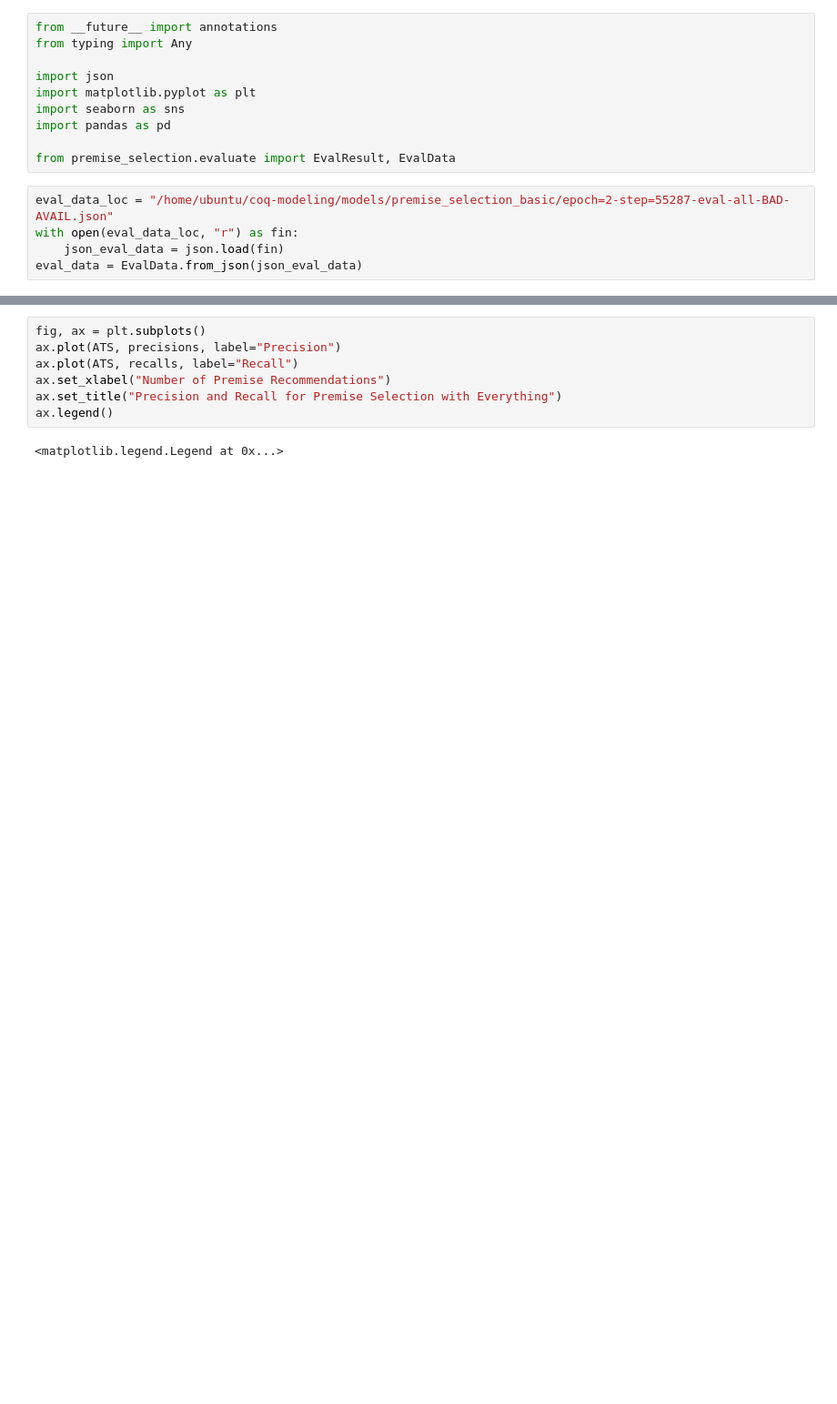
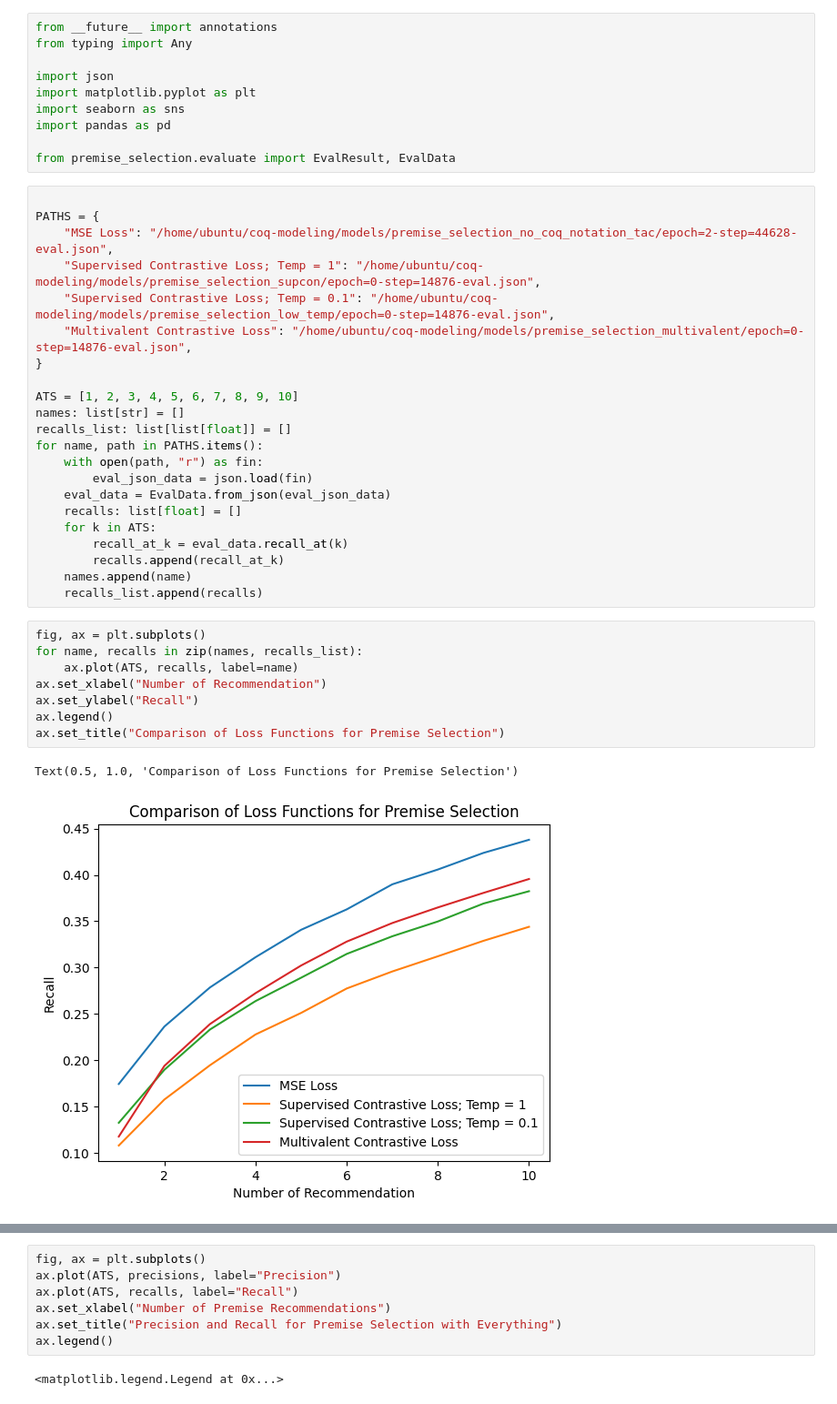
Before and after one commit to rkthomps/coq-modeling, a Jupyter notebook: notebooks/premise_selection/eval_calcs.ipynb, the cells around one changed output, grey strips where cells are left out. Shown at 91% size. Drawn from its saved outputs; the diff is of its cells as text; blank space fills up the shorter version.

```diff
--- a/notebooks/premise_selection/eval_calcs.ipynb
+++ b/notebooks/premise_selection/eval_calcs.ipynb
@@ -8,11 +8,39 @@ import seaborn as sns
 import pandas as pd
 
 from premise_selection.evaluate import EvalResult, EvalData
-# %%
-eval_data_loc = "/home/ubuntu/coq-modeling/models/premise_selection_basic/epoch=2-step=55287-eval-all-BAD-AVAIL.json"
-with open(eval_data_loc, "r") as fin:
-    json_eval_data = json.load(fin)
-eval_data = EvalData.from_json(json_eval_data)
+# %%
+
+PATHS = {
+    "MSE Loss": "/home/ubuntu/coq-modeling/models/premise_selection_no_coq_notation_tac/epoch=2-step=44628-eval.json",
+    "Supervised Contrastive Loss; Temp = 1": "/home/ubuntu/coq-modeling/models/premise_selection_supcon/epoch=0-step=14876-eval.json",
+    "Supervised Contrastive Loss; Temp = 0.1": "/home/ubuntu/coq-modeling/models/premise_selection_low_temp/epoch=0-step=14876-eval.json",
+    "Multivalent Contrastive Loss": "/home/ubuntu/coq-modeling/models/premise_selection_multivalent/epoch=0-step=14876-eval.json",
+}
+
+ATS = [1, 2, 3, 4, 5, 6, 7, 8, 9, 10]
+names: list[str] = []
+recalls_list: list[list[float]] = []
+for name, path in PATHS.items():
+    with open(path, "r") as fin:
+        eval_json_data = json.load(fin)
+    eval_data = EvalData.from_json(eval_json_data)
+    recalls: list[float] = []
+    for k in ATS:
+        recall_at_k = eval_data.recall_at(k)
+        recalls.append(recall_at_k)
+    names.append(name)
+    recalls_list.append(recalls)
+# %%
+fig, ax = plt.subplots()
+for name, recalls in zip(names, recalls_list):
+    ax.plot(ATS, recalls, label=name)
+ax.set_xlabel("Number of Recommendation")
+ax.set_ylabel("Recall")
+ax.legend()
+ax.set_title("Comparison of Loss Functions for Premise Selection")
+# %% [output]
+Text(0.5, 1.0, 'Comparison of Loss Functions for Premise Selection')
+[figure, added]
 # %%
 precisions: list[float] = []
 recalls: list[float] = []
```
Also changed, not shown: parts of 1 cell of this notebook, 5 other files.
